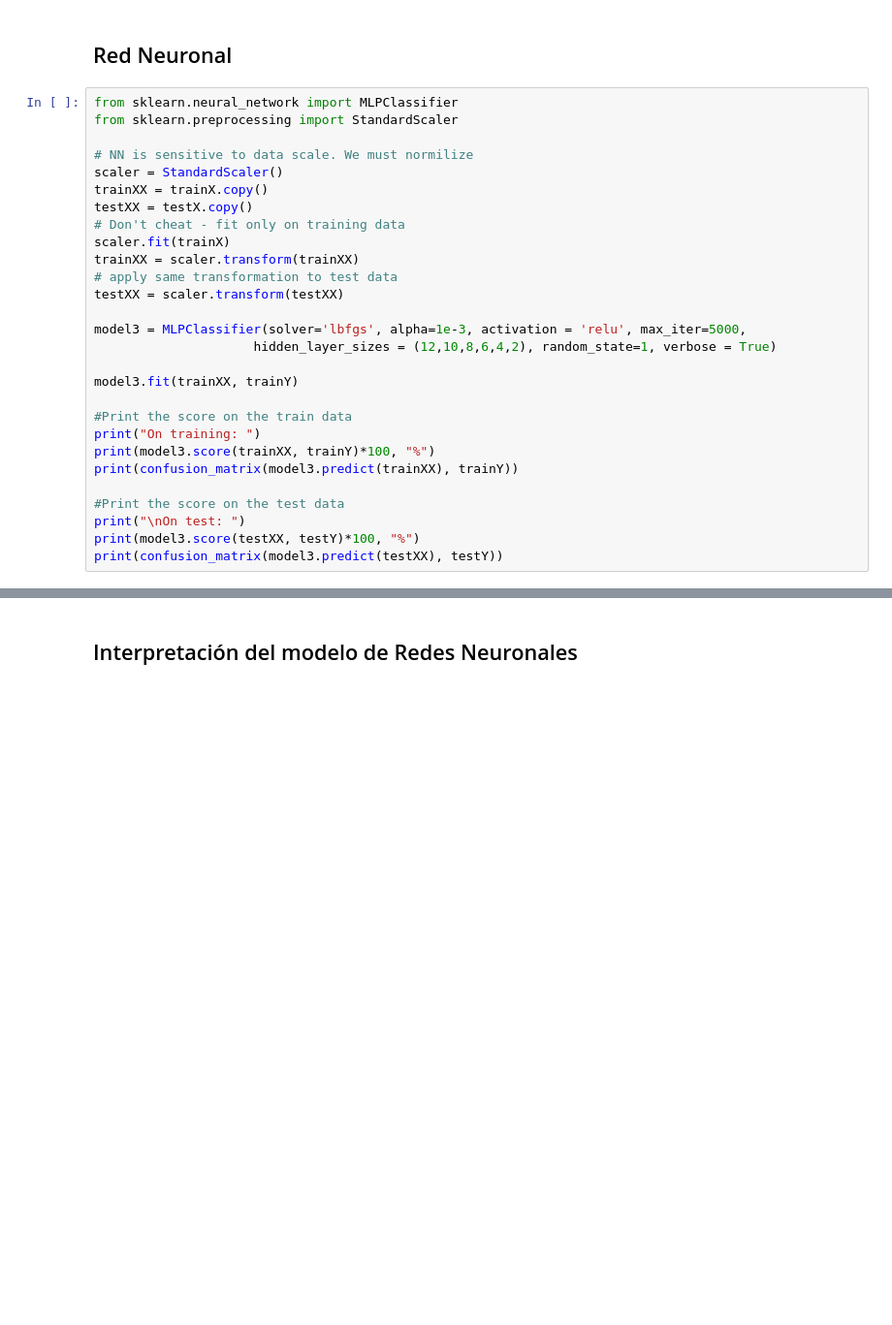
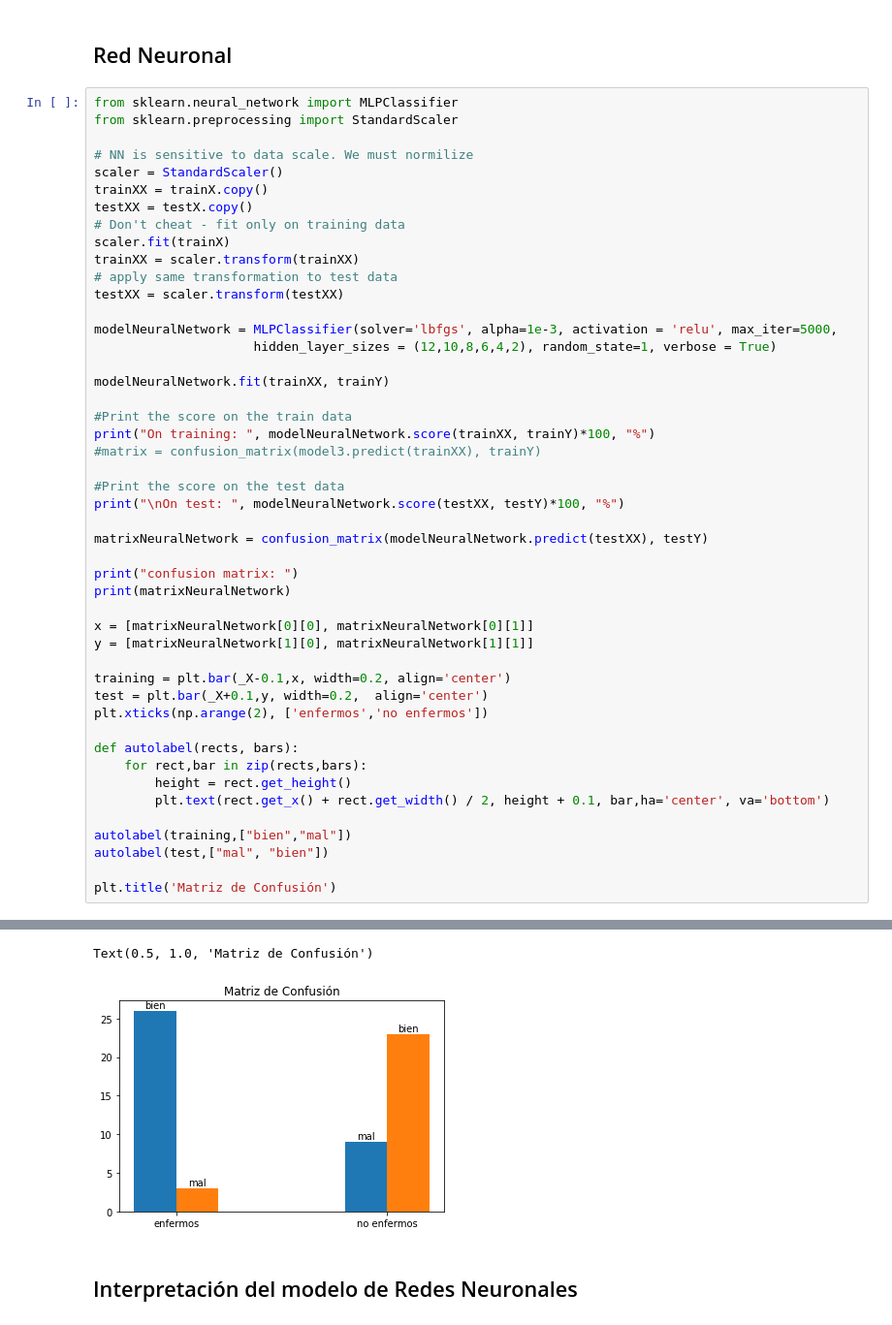
Before and after one commit to emyesme/HeartDiseaseDT-NB-NN, a Jupyter notebook: IA.ipynb, the cells around one changed output, grey strips where cells are left out. Shown at 97% size. Drawn from its saved outputs; the diff is of its cells as text; blank space fills up the shorter version.

```diff
--- a/IA.ipynb
+++ b/IA.ipynb
@@ -341,18 +368,37 @@ trainXX = scaler.transform(trainXX)
 # apply same transformation to test data
 testXX = scaler.transform(testXX)
 
-model3 = MLPClassifier(solver='lbfgs', alpha=1e-3, activation = 'relu', max_iter=5000,
+modelNeuralNetwork = MLPClassifier(solver='lbfgs', alpha=1e-3, activation = 'relu', max_iter=5000,
                      hidden_layer_sizes = (12,10,8,6,4,2), random_state=1, verbose = True)
 
-model3.fit(trainXX, trainY)
+modelNeuralNetwork.fit(trainXX, trainY)
 
 #Print the score on the train data
-print("On training: ")
-print(model3.score(trainXX, trainY)*100, "%")
-print(confusion_matrix(model3.predict(trainXX), trainY))
+print("On training: ", modelNeuralNetwork.score(trainXX, trainY)*100, "%")
+#matrix = confusion_matrix(model3.predict(trainXX), trainY)
 
 #Print the score on the test data
-print("\nOn test: ")
-print(model3.score(testXX, testY)*100, "%")
-print(confusion_matrix(model3.predict(testXX), testY))
+print("\nOn test: ", modelNeuralNetwork.score(testXX, testY)*100, "%")
+
+matrixNeuralNetwork = confusion_matrix(modelNeuralNetwork.predict(testXX), testY)
+
+print("confusion matrix: ")
+print(matrixNeuralNetwork)
+
+x = [matrixNeuralNetwork[0][0], matrixNeuralNetwork[0][1]]
+y = [matrixNeuralNetwork[1][0], matrixNeuralNetwork[1][1]]
+
+training = plt.bar(_X-0.1,x, width=0.2, align='center')
+test = plt.bar(_X+0.1,y, width=0.2,  align='center')
+plt.xticks(np.arange(2), ['enfermos','no enfermos'])
+
+def autolabel(rects, bars):
+    for rect,bar in zip(rects,bars):
+        height = rect.get_height()
+        plt.text(rect.get_x() + rect.get_width() / 2, height + 0.1, bar,ha='center', va='bottom')
+
+autolabel(training,["bien","mal"])
+autolabel(test,["mal", "bien"])
+
+plt.title('Matriz de Confusión')
 # %% [output]
@@ -368,2 +411,4 @@ On test:
+Text(0.5, 1.0, 'Matriz de Confusión')
+[figure, added]
 # %% [markdown]
 ## Interpretación del modelo de Redes Neuronales
```
Also changed, not shown: parts of 8 cells of this notebook.
